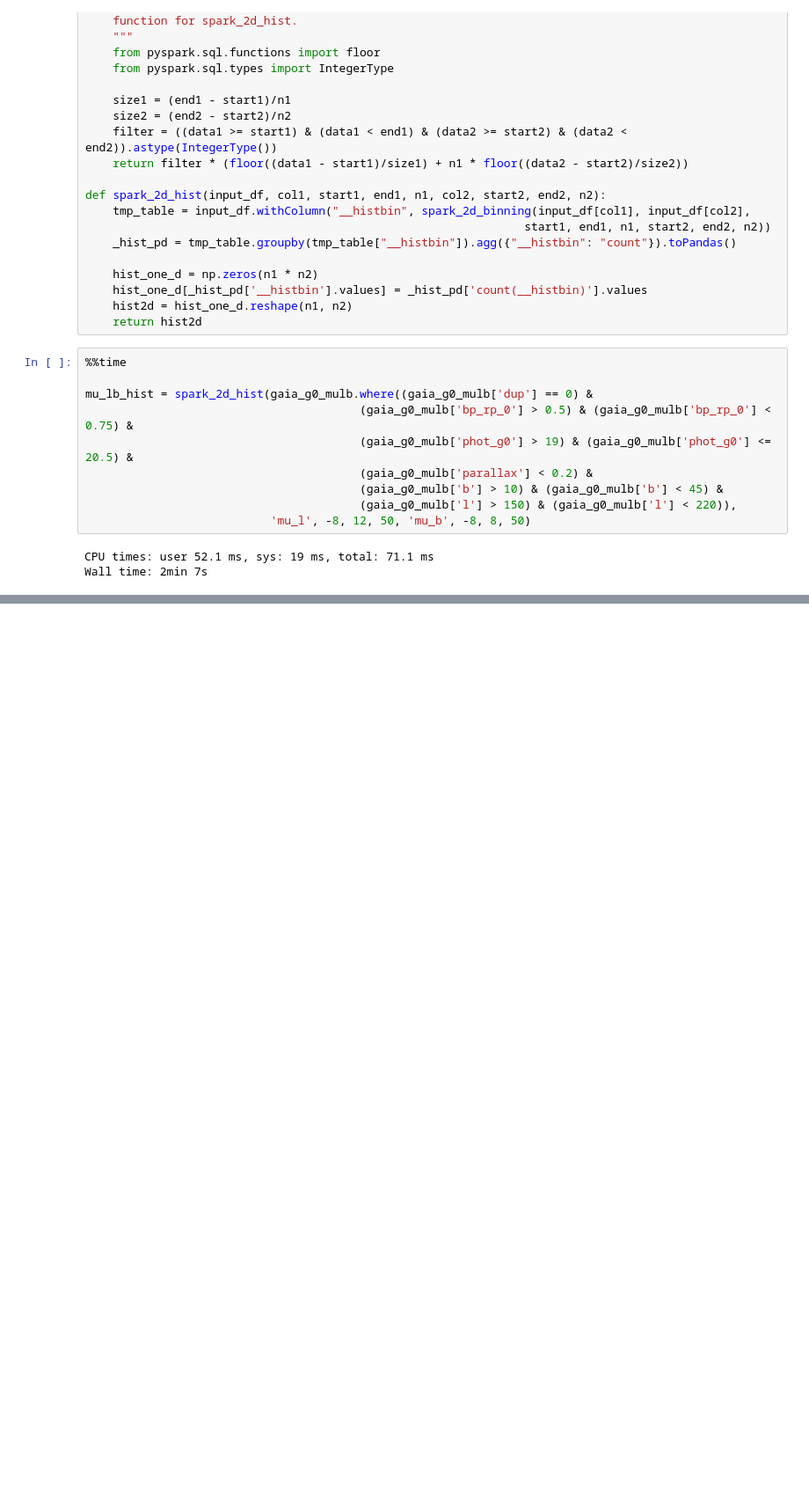
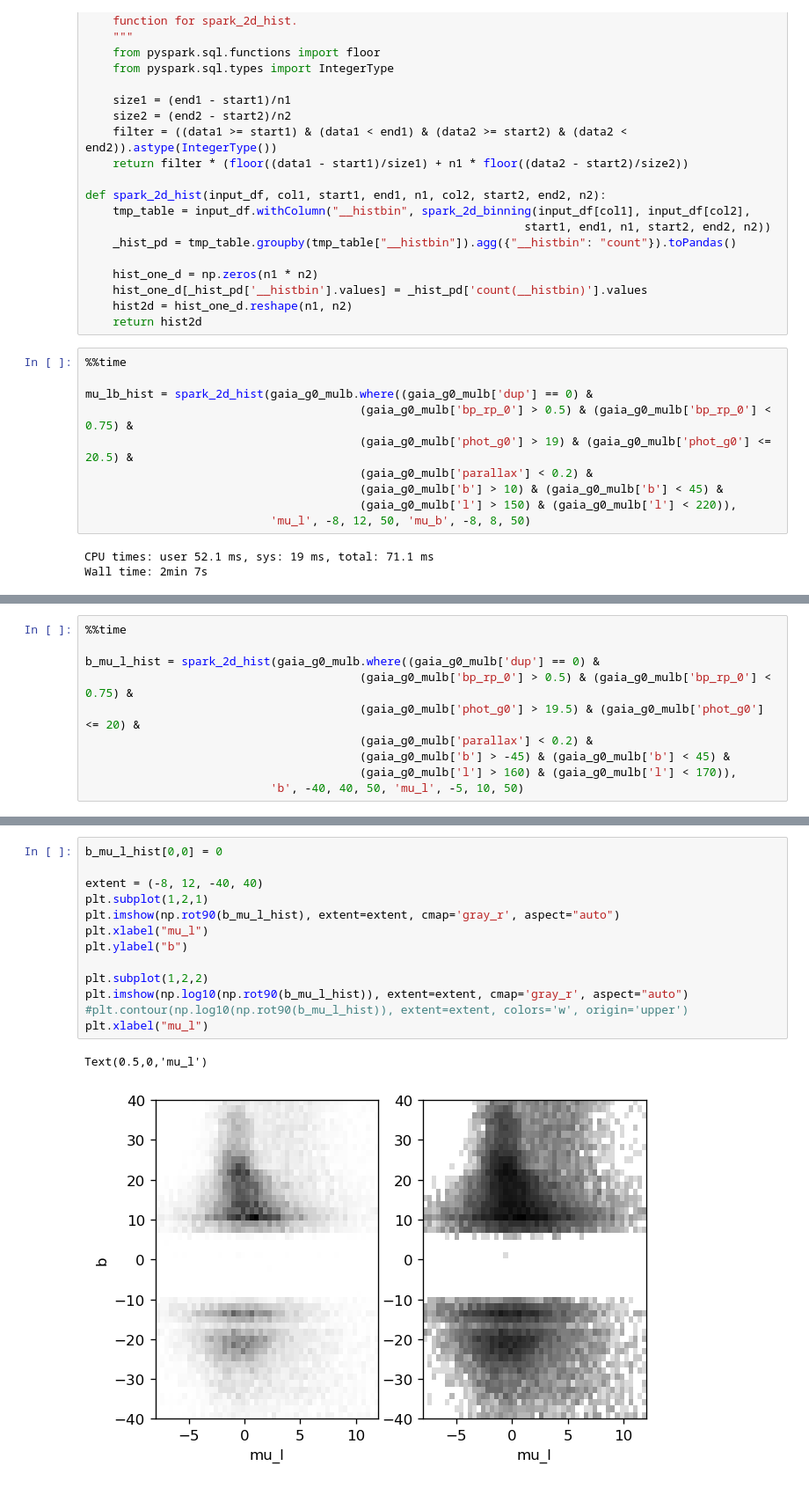
Before and after one commit to ctslater/gaia_experiments, a Jupyter notebook: dereddening_gaia.ipynb, the cells around one changed output, grey strips where cells are left out. Shown at 88% size. Saved outputs shown, nothing was run; the diff lists cells and outputs as text; blank space fills up the shorter version.

```diff
--- a/dereddening_gaia.ipynb
+++ b/dereddening_gaia.ipynb
@@ -178,0 +250,10 @@ plt.contour(np.log10(mu_lb_hist), extent=(-8, 12, -8, 8), colors='w')
+# %%
+%%time
+
+b_mu_l_hist = spark_2d_hist(gaia_g0_mulb.where((gaia_g0_mulb['dup'] == 0) &
+                                        (gaia_g0_mulb['bp_rp_0'] > 0.5) & (gaia_g0_mulb['bp_rp_0'] < 0.75) &
+                                        (gaia_g0_mulb['phot_g0'] > 19.5) & (gaia_g0_mulb['phot_g0'] <= 20) &
+                                        (gaia_g0_mulb['parallax'] < 0.2) &
+                                        (gaia_g0_mulb['b'] > -45) & (gaia_g0_mulb['b'] < 45) &
+                                        (gaia_g0_mulb['l'] > 160) & (gaia_g0_mulb['l'] < 170)),
+                           'b', -40, 40, 50, 'mu_l', -5, 10, 50)
@@ -178,0 +263,16 @@ plt.contour(np.log10(mu_lb_hist), extent=(-8, 12, -8, 8), colors='w')
+# %%
+b_mu_l_hist[0,0] = 0
+
+extent = (-8, 12, -40, 40)
+plt.subplot(1,2,1)
+plt.imshow(np.rot90(b_mu_l_hist), extent=extent, cmap='gray_r', aspect="auto")
+plt.xlabel("mu_l")
+plt.ylabel("b")
+
+plt.subplot(1,2,2)
+plt.imshow(np.log10(np.rot90(b_mu_l_hist)), extent=extent, cmap='gray_r', aspect="auto")
+#plt.contour(np.log10(np.rot90(b_mu_l_hist)), extent=extent, colors='w', origin='upper')
+plt.xlabel("mu_l")
+# %% [output]
+Text(0.5,0,'mu_l')
+[figure, added]
```
Also changed, not shown: parts of 6 cells of this notebook.
